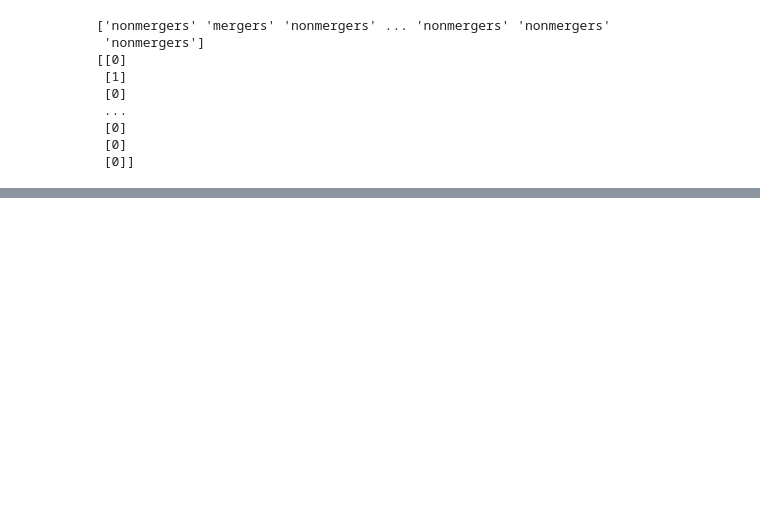
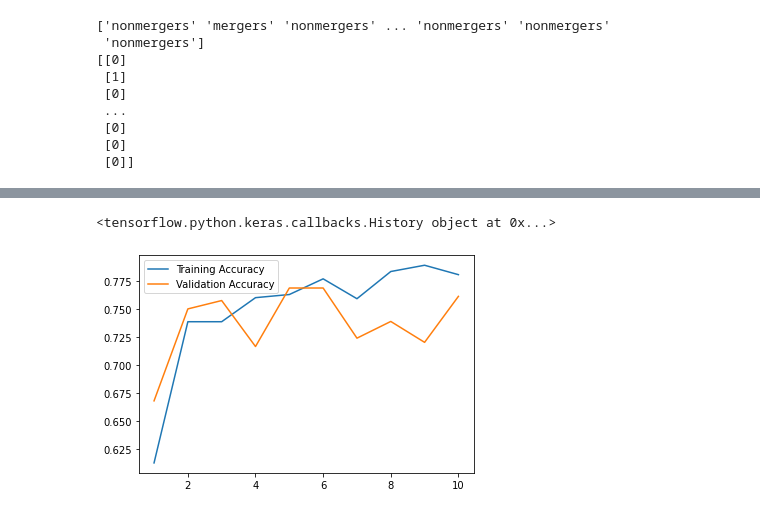
Before and after one commit to beckynevin/mockIllustris, a Jupyter notebook: CNN_simple.ipynb, the cells around one changed output, grey strips where cells are left out. Cells and saved outputs as stored; diff of their text form; code cells hidden in the pictures; blank space fills up the shorter version.

```diff
--- a/CNN_simple.ipynb
+++ b/CNN_simple.ipynb
@@ -246,7 +260,7 @@ _________________________________________________________________
 # %%
 model.add(layers.Flatten())
 model.add(layers.Dense(64, activation='relu'))
-model.add(layers.Dense(10))
+model.add(layers.Dense(2, activation='sigmoid'))
 # %%
 model.summary()
 # %% [output]
@@ -314,0 +340,10 @@ train_images, test_images = train_images / 255.0, test_images / 255.0
+# %%
+print(history)
+
+epoch_list = list(range(1, len(history.history['accuracy']) + 1))
+plt.plot(epoch_list, history.history['accuracy'], epoch_list, history.history['val_accuracy'])
+plt.legend(("Training Accuracy", "Validation Accuracy"))
+plt.show()
+# %% [output]
+<tensorflow.python.keras.callbacks.History object at 0x...>
+[figure, added]
```
Also changed, not shown: parts of 9 cells of this notebook.
